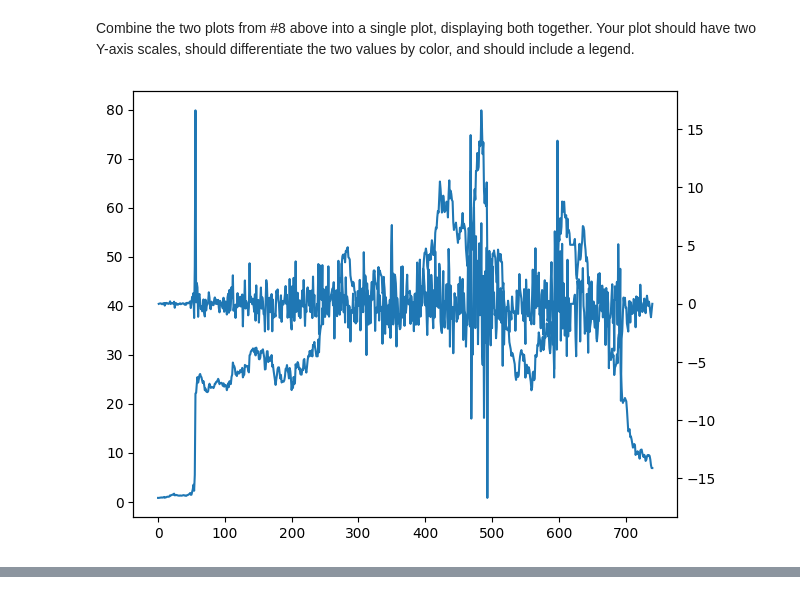
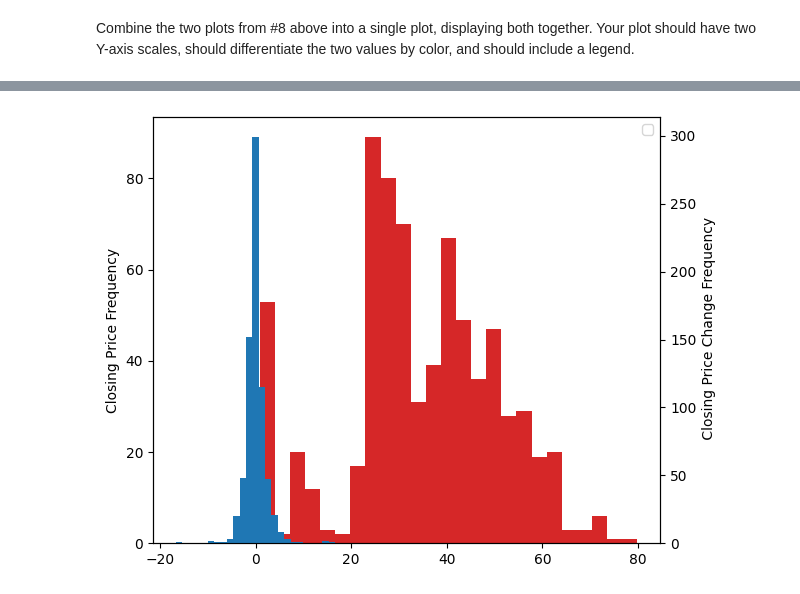
Before and after one commit to cann-emma/DS1002-zgb8ts, a Jupyter notebook: labs/lab1/lab1-ftx-stock-pricing.ipynb, the cells around one changed output, grey strips where cells are left out. Saved outputs shown, nothing was run; the diff lists cells and outputs as text; code cells hidden in the pictures.

```diff
--- a/labs/lab1/lab1-ftx-stock-pricing.ipynb
+++ b/labs/lab1/lab1-ftx-stock-pricing.ipynb
@@ -162,12 +177,16 @@ plt.show()
 ## BONUS! (1 pt)
 # %% [markdown]
 Combine the two plots from #8 above into a single plot, displaying both together. Your plot should have two Y-axis scales, should differentiate the two values by color, and should include a legend.
-# %%
-# To be revisited
-fig, close= plt.subplots()
-close.plot(Fftx['close'])
-close2= close.twinx()
-close2.plot(Fftx['close_change'])
-fig.tight_layout()
-# %% [output]
-[figure, removed]
+# %%
+fig, close= plt.subplots()
+colour= 'tab:red'
+plt.ylabel('Closing Price Frequency')
+close.hist(Fftx['close'], bins= 25, color= colour)
+close2= close.twinx()
+close2.hist(Fftx['close_change'], bins=25)
+plt.ylabel(' Closing Price Change Frequency')
+fig.tight_layout()
+plt.legend()
+plt.show()
+# Had some issue creating a legend
+# %% [output]
@@ -173,0 +194 @@ fig.tight_layout()
+[figure, added]
```
Also changed, not shown: parts of 6 cells of this notebook.
